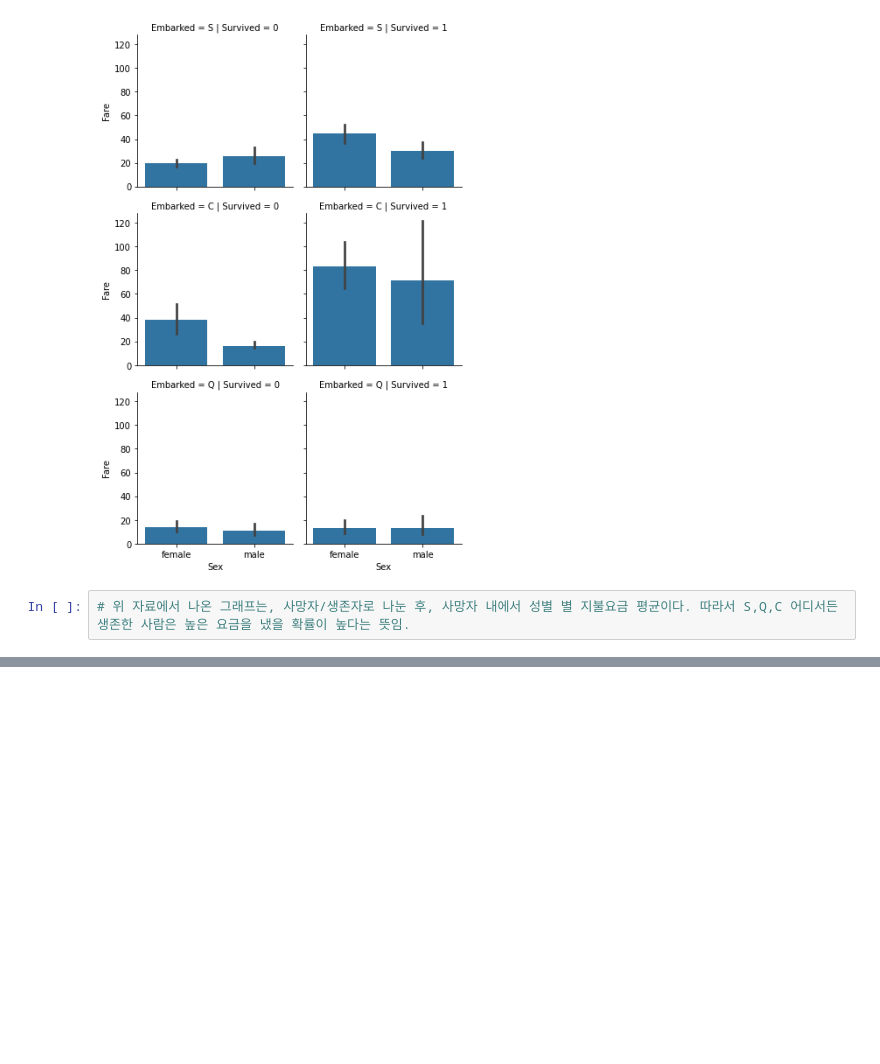
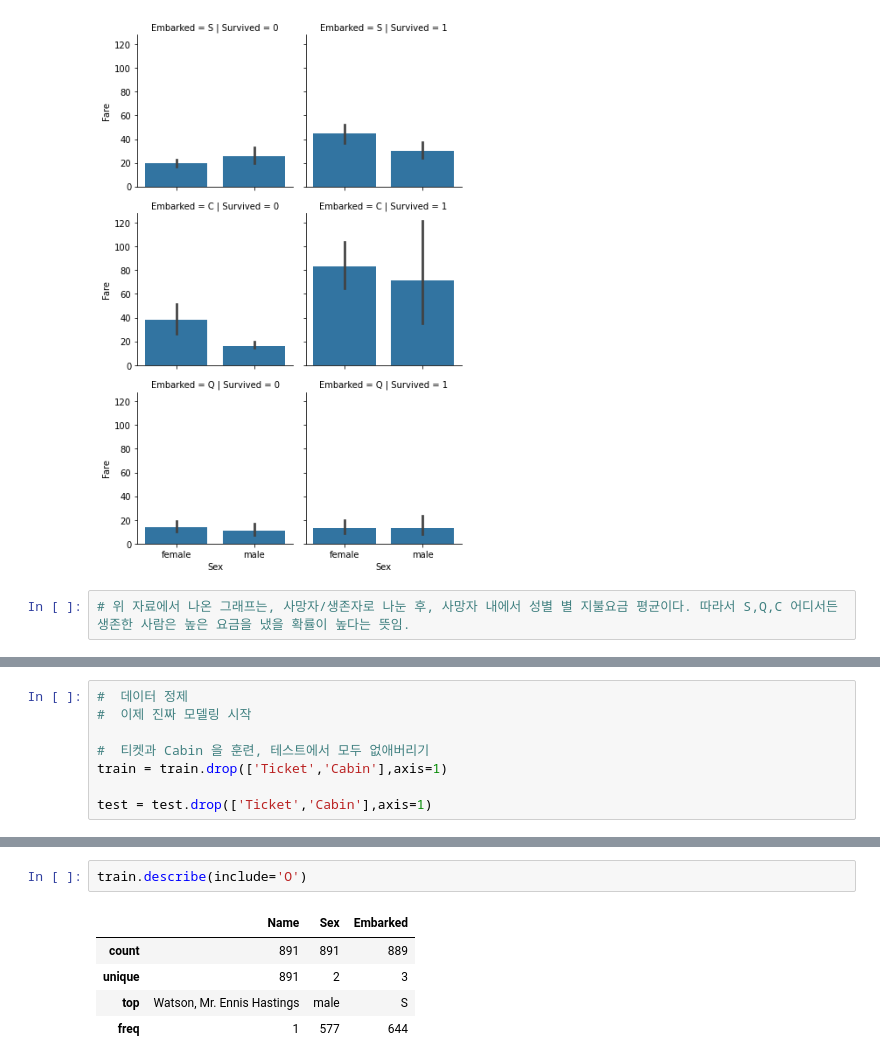
Before and after one commit to CSKIM999/ML-study, a Jupyter notebook: TF/titanic_traing.ipynb, the cells around one changed output, grey strips where cells are left out. Cells and saved outputs as stored; diff of their text form; blank space fills up the shorter version.

```diff
--- a/TF/titanic_traing.ipynb
+++ b/TF/titanic_traing.ipynb
@@ -364,0 +378,8 @@ grid.map(sns.barplot,'Sex','Fare')
+# %%
+#  데이터 정제
+#  이제 진짜 모델링 시작
+
+#  티켓과 Cabin 을 훈련, 테스트에서 모두 없애버리기
+train = train.drop(['Ticket','Cabin'],axis=1)
+
+test = test.drop(['Ticket','Cabin'],axis=1)
@@ -364,0 +416,8 @@ grid.map(sns.barplot,'Sex','Fare')
+# %%
+train.describe(include='O')
+# %% [output]
+|  | Name | Sex | Embarked |
+| count | 891 | 891 | 889 |
+| unique | 891 | 2 | 3 |
+| top | Watson, Mr. Ennis Hastings | male | S |
+| freq | 1 | 577 | 644 |
```
Also changed, not shown: parts of 11 cells of this notebook, 2 other files.
